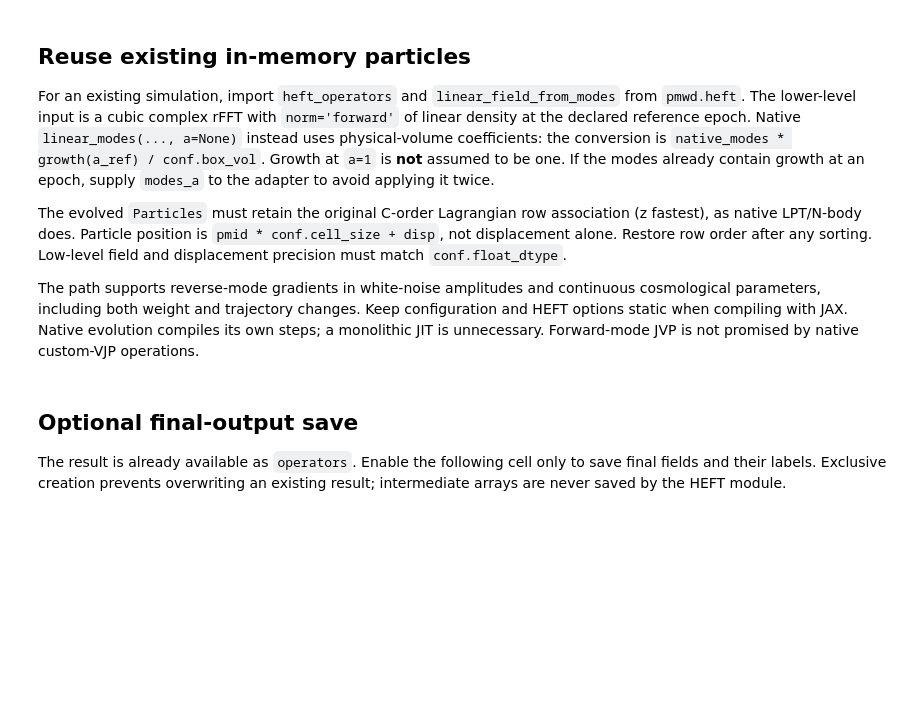
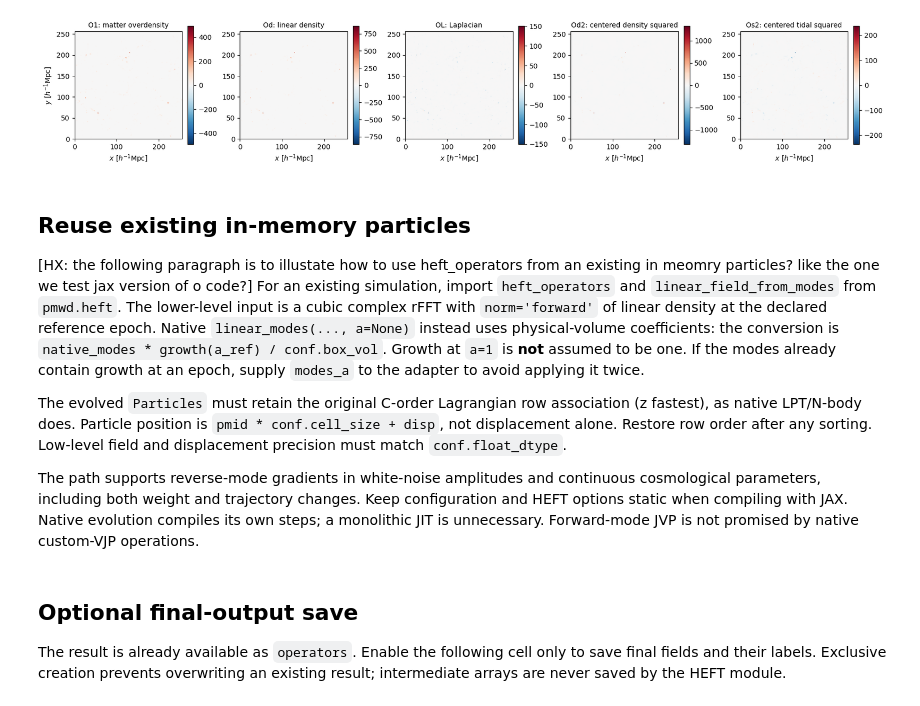
Before and after one commit to eelregit/pmwd, a Jupyter notebook: docs/examples/heft.ipynb, the cells around one changed output. Saved outputs shown, nothing was run; the diff lists cells and outputs as text; code cells hidden in the pictures; blank space fills up the shorter version.

Commit message:
Revise HEFT notebook example

```diff
--- a/docs/examples/heft.ipynb
+++ b/docs/examples/heft.ipynb
@@ -78,19 +105,22 @@ for label, field in zip(labels, fields):
 # %%
 fig, axes = plt.subplots(1, 5, figsize=(17, 3.5), layout='constrained')
 box_size = conf.box_size[0]
 for ax, field, label in zip(axes, fields, labels):
     section = field[:, :, output_grid // 2].T
     limit = np.max(np.abs(section))
     picture = ax.imshow(section, origin='lower', extent=(0, box_size, 0, box_size),
                         cmap='RdBu_r', vmin=-limit, vmax=limit)
     ax.set_title(label, fontsize=10)
     ax.set_xlabel(r'$x\ [h^{-1}\mathrm{Mpc}]$')
     fig.colorbar(picture, ax=ax, shrink=0.7)
 axes[0].set_ylabel(r'$y\ [h^{-1}\mathrm{Mpc}]$')
 plt.show()
+[HX: tune color scale to the see the operators clearly. eg., use some percentile of range]
+# %% [output]
+[figure, added]
 # %% [markdown]
 ## Reuse existing in-memory particles
-
+[HX: the following paragraph is to illustate how to use heft_operators from an existing in meomry particles? like the one we test jax version of o code?]
 For an existing simulation, import `heft_operators` and `linear_field_from_modes` from `pmwd.heft`. The lower-level input is a cubic complex rFFT with `norm='forward'` of linear density at the declared reference epoch. Native `linear_modes(..., a=None)` instead uses physical-volume coefficients: the conversion is `native_modes * growth(a_ref) / conf.box_vol`. Growth at `a=1` is **not** assumed to be one. If the modes already contain growth at an epoch, supply `modes_a` to the adapter to avoid applying it twice.
 
 The evolved `Particles` must retain the original C-order Lagrangian row association (z fastest), as native LPT/N-body does. Particle position is `pmid * conf.cell_size + disp`, not displacement alone. Restore row order after any sorting. Low-level field and displacement precision must match `conf.float_dtype`.
```
Also changed, not shown: parts of 10 cells of this notebook.
